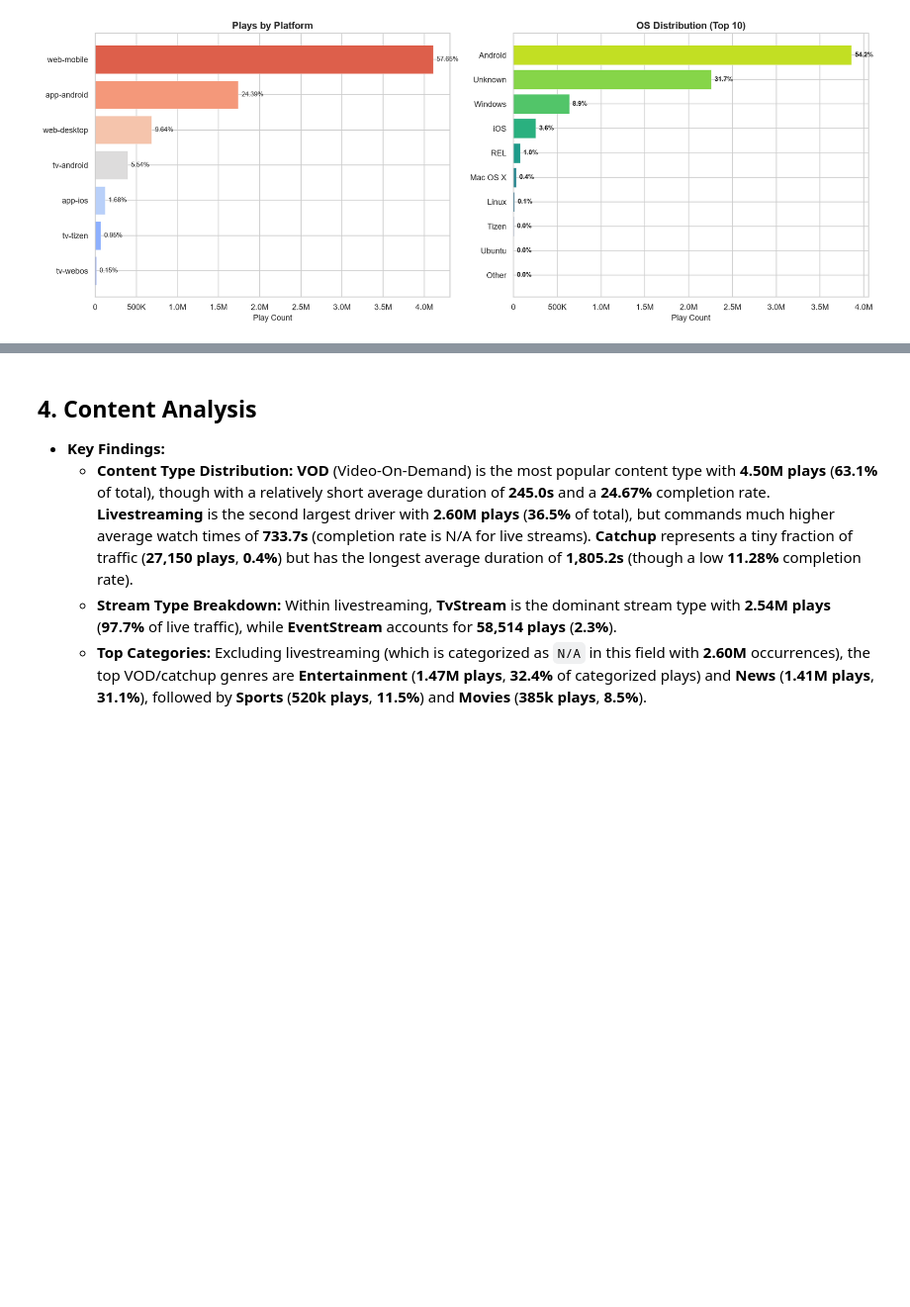
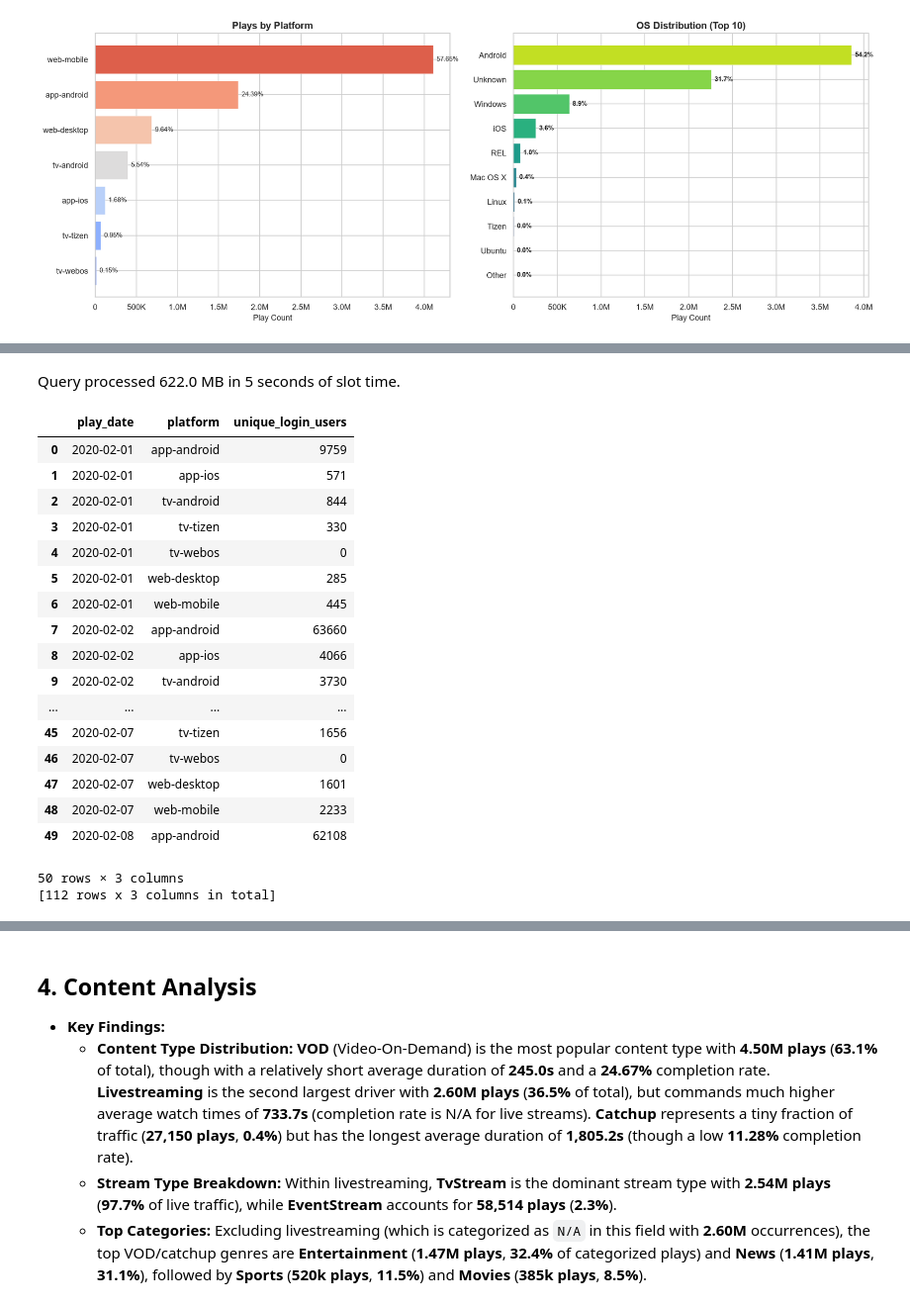
Before and after one commit to rahmalianto/practice, a Jupyter notebook: vidio_eda.ipynb, the cells around one changed output, grey strips where cells are left out. Shown at 99% size. Cells and saved outputs as stored; diff of their text form; code cells hidden in the pictures; blank space fills up the shorter version.

```diff
--- a/vidio_eda.ipynb
+++ b/vidio_eda.ipynb
@@ -424,0 +494,31 @@ plt.show()
+# %%
+%%bqsql df_daily_login_platform
+SELECT
+  DATE(play_time) AS play_date,
+  platform,
+  COUNT(DISTINCT CASE WHEN is_login = true THEN hash_watcher_id END) AS unique_login_users
+FROM `bigquery-rahmalianto.practice.vidio_test_raw`
+WHERE play_time IS NOT NULL AND platform IS NOT NULL
+GROUP BY play_date, platform
+ORDER BY play_date, platform
+# %% [output]
+Query processed 622.0 MB in 5 seconds of slot time.
+|  | play_date | platform | unique_login_users |
+| 0 | 2020-02-01 | app-android | 9759 |
+| 1 | 2020-02-01 | app-ios | 571 |
+| 2 | 2020-02-01 | tv-android | 844 |
+| 3 | 2020-02-01 | tv-tizen | 330 |
+| 4 | 2020-02-01 | tv-webos | 0 |
+| 5 | 2020-02-01 | web-desktop | 285 |
+| 6 | 2020-02-01 | web-mobile | 445 |
+| 7 | 2020-02-02 | app-android | 63660 |
+| 8 | 2020-02-02 | app-ios | 4066 |
+| 9 | 2020-02-02 | tv-android | 3730 |
+| ... | ... | ... | ... |
+| 45 | 2020-02-07 | tv-tizen | 1656 |
+| 46 | 2020-02-07 | tv-webos | 0 |
+| 47 | 2020-02-07 | web-desktop | 1601 |
+| 48 | 2020-02-07 | web-mobile | 2233 |
+| 49 | 2020-02-08 | app-android | 62108 |
+50 rows × 3 columns
+[112 rows x 3 columns in total]
```
Also changed, not shown: parts of 10 cells of this notebook.
